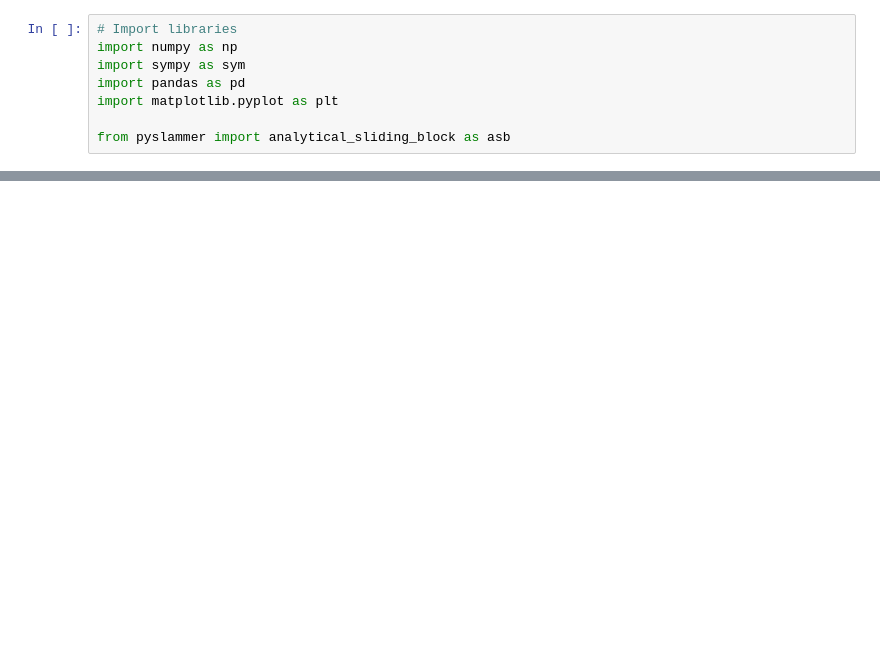
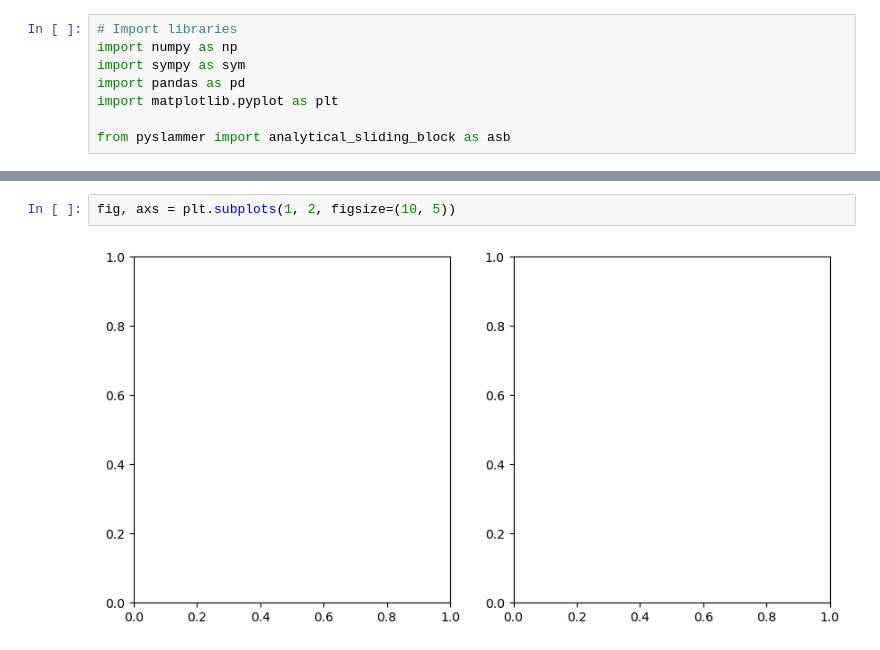
Before and after one commit to pySLAMMER/pySLAMMER, a Jupyter notebook: demos/analytical_model.ipynb, the cells around one changed output, grey strips where cells are left out. Cells and saved outputs as stored; diff of their text form; blank space fills up the shorter version.

```diff
--- a/demos/analytical_model.ipynb
+++ b/demos/analytical_model.ipynb
@@ -44,0 +70,4 @@ asb.find_harmonic_solution(1, 0.5, grav = 9.81, plot=True)
+# %%
+fig, axs = plt.subplots(1, 2, figsize=(10, 5))
+# %% [output]
+[figure, added]
```
Also changed, not shown: parts of 3 cells of this notebook, 6 other files.
